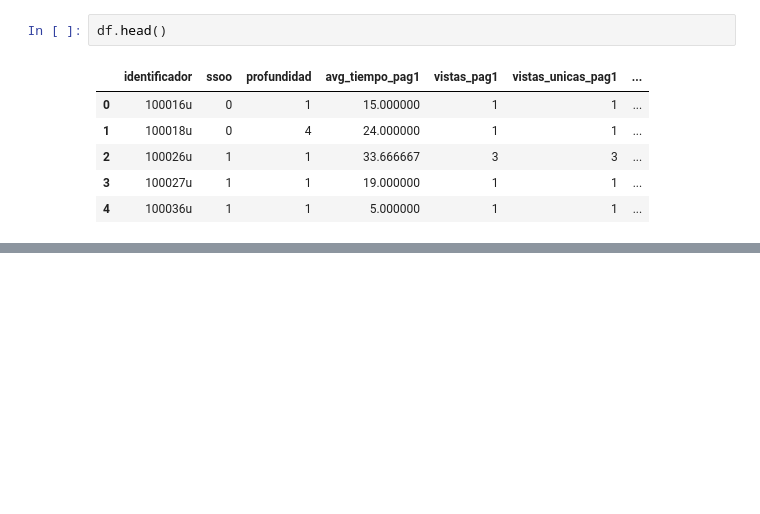
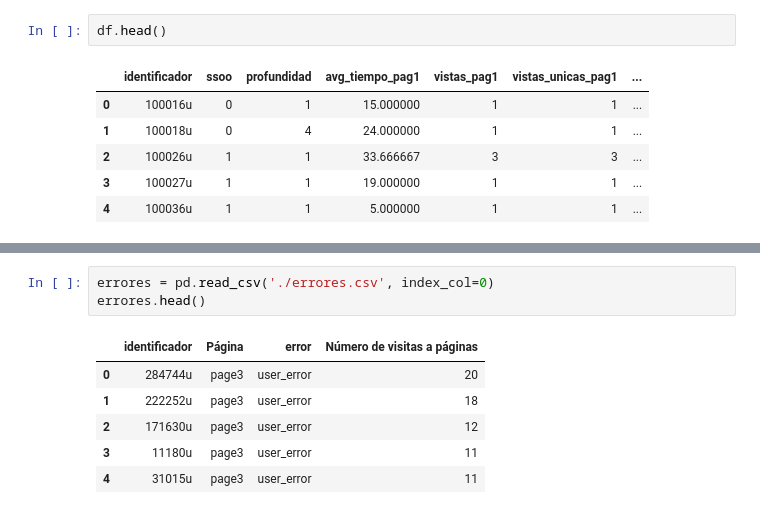
Before and after one commit to DiegoPerezCaa/TFM_QualitySession, a Jupyter notebook: TFM_QualityUser_paso_a_paso.ipynb, the cells around one changed output, grey strips where cells are left out. Cells and saved outputs as stored; diff of their text form; blank space fills up the shorter version.

```diff
--- a/TFM_QualityUser_paso_a_paso.ipynb
+++ b/TFM_QualityUser_paso_a_paso.ipynb
@@ -238,0 +314,10 @@ df.head()
+# %%
+errores = pd.read_csv('./errores.csv', index_col=0)
+errores.head()
+# %% [output]
+|  | identificador | Página | error | Número de visitas a páginas |
+| 0 | 284744u | page3 | user_error | 20 |
+| 1 | 222252u | page3 | user_error | 18 |
+| 2 | 171630u | page3 | user_error | 12 |
+| 3 | 11180u | page3 | user_error | 11 |
+| 4 | 31015u | page3 | user_error | 11 |
```
Also changed, not shown: parts of 55 cells of this notebook.
